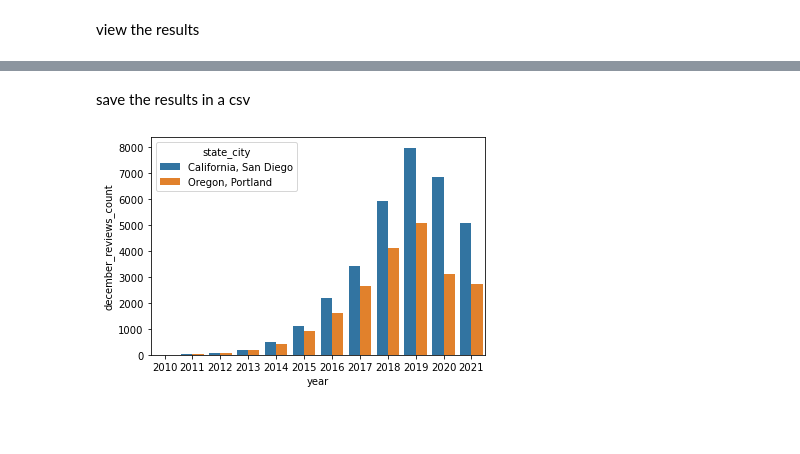
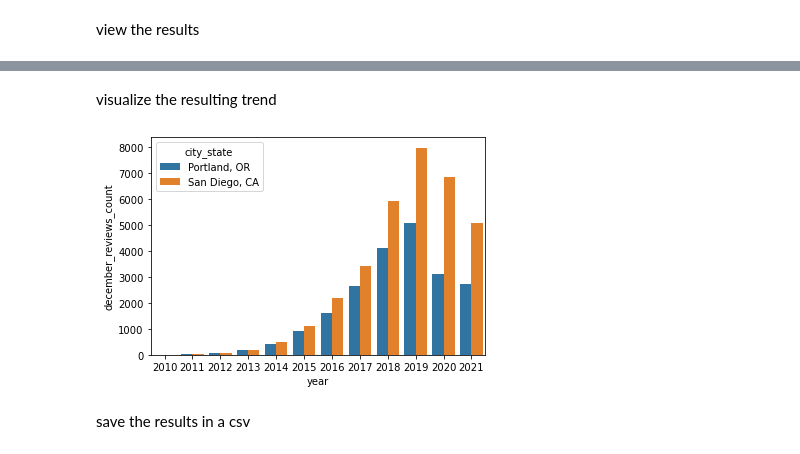
Before and after one commit to DowntonCrabby/Data514_FinalProject, a Jupyter notebook: jupyter_notebooks/AirBnb_Database_Queries.ipynb, the cells around one changed output, grey strips where cells are left out. Cells and saved outputs as stored; diff of their text form; code cells hidden in the pictures; blank space fills up the shorter version.

```diff
--- a/jupyter_notebooks/AirBnb_Database_Queries.ipynb
+++ b/jupyter_notebooks/AirBnb_Database_Queries.ipynb
@@ -286,9 +328,11 @@ q3_dataframe
+# %% [markdown]
+visualize the resulting trend
+# %%
+ax = sns.barplot(x="year", y="december_reviews_count", hue="city_state", data=q3_dataframe )
+# %% [output]
+[figure, added]
 # %% [markdown]
 save the results in a csv
 # %%
 save_name = "query3_results.csv"
 q3_dataframe.to_csv(os.path.join(csv_save_path, save_name))
-# %%
-ax = sns.barplot(x="year", y="december_reviews_count", hue="state_city", data=q3_dataframe )
-# %% [output]
-[figure, removed]
```
Also changed, not shown: parts of 22 cells of this notebook, 1 other file.
